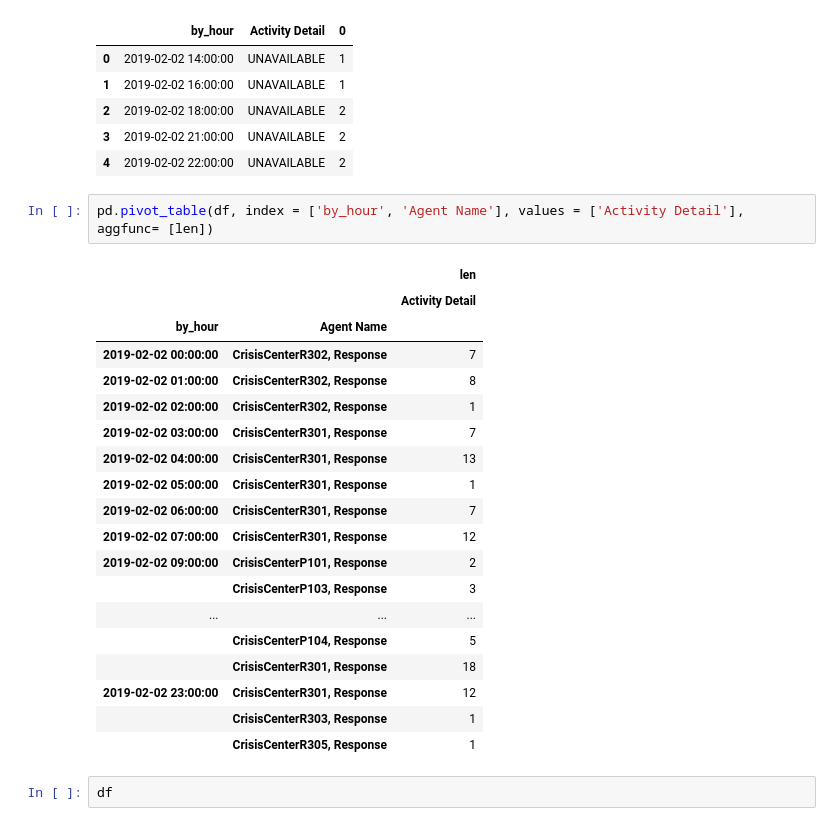
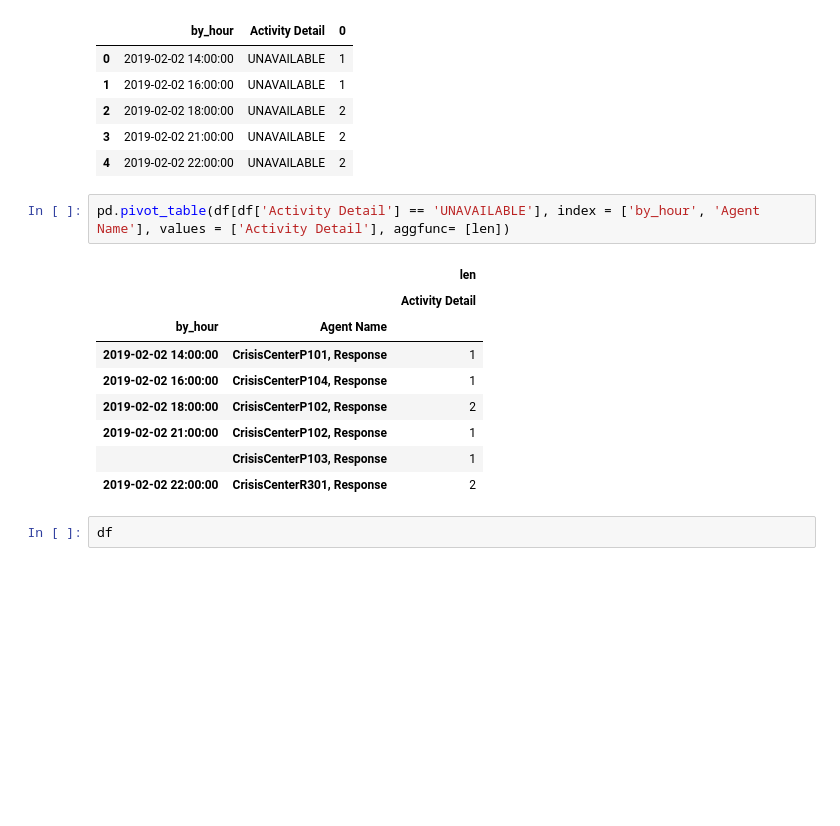
Before and after one commit to jlmorales/RoSC, a Jupyter notebook: newbar/newbar/Untitled.ipynb, the cells around one changed output. Drawn from its saved outputs; the diff is of its cells as text; blank space fills up the shorter version.

Commit message:
pivot table by agent name by hour count by activity detail value

```diff
--- a/newbar/newbar/Untitled.ipynb
+++ b/newbar/newbar/Untitled.ipynb
@@ -243,27 +243,17 @@ thing
 | 3 | 2019-02-02 21:00:00 | UNAVAILABLE | 2 |
 | 4 | 2019-02-02 22:00:00 | UNAVAILABLE | 2 |
 # %%
-pd.pivot_table(df, index = ['by_hour', 'Agent Name'], values = ['Activity Detail'], aggfunc= [len])
+pd.pivot_table(df[df['Activity Detail'] == 'UNAVAILABLE'], index = ['by_hour', 'Agent Name'], values = ['Activity Detail'], aggfunc= [len])
 # %% [output]
 |  |  | len |
 |  |  | Activity Detail |
 | by_hour | Agent Name |  |
-| 2019-02-02 00:00:00 | CrisisCenterR302, Response | 7 |
-| 2019-02-02 01:00:00 | CrisisCenterR302, Response | 8 |
-| 2019-02-02 02:00:00 | CrisisCenterR302, Response | 1 |
-| 2019-02-02 03:00:00 | CrisisCenterR301, Response | 7 |
-| 2019-02-02 04:00:00 | CrisisCenterR301, Response | 13 |
-| 2019-02-02 05:00:00 | CrisisCenterR301, Response | 1 |
-| 2019-02-02 06:00:00 | CrisisCenterR301, Response | 7 |
-| 2019-02-02 07:00:00 | CrisisCenterR301, Response | 12 |
-| 2019-02-02 09:00:00 | CrisisCenterP101, Response | 2 |
-|  | CrisisCenterP103, Response | 3 |
-| ... | ... | ... |
-|  | CrisisCenterP104, Response | 5 |
-|  | CrisisCenterR301, Response | 18 |
-| 2019-02-02 23:00:00 | CrisisCenterR301, Response | 12 |
-|  | CrisisCenterR303, Response | 1 |
-|  | CrisisCenterR305, Response | 1 |
+| 2019-02-02 14:00:00 | CrisisCenterP101, Response | 1 |
+| 2019-02-02 16:00:00 | CrisisCenterP104, Response | 1 |
+| 2019-02-02 18:00:00 | CrisisCenterP102, Response | 2 |
+| 2019-02-02 21:00:00 | CrisisCenterP102, Response | 1 |
+|  | CrisisCenterP103, Response | 1 |
+| 2019-02-02 22:00:00 | CrisisCenterR301, Response | 2 |
 # %%
 df
 # %% [output]
```
